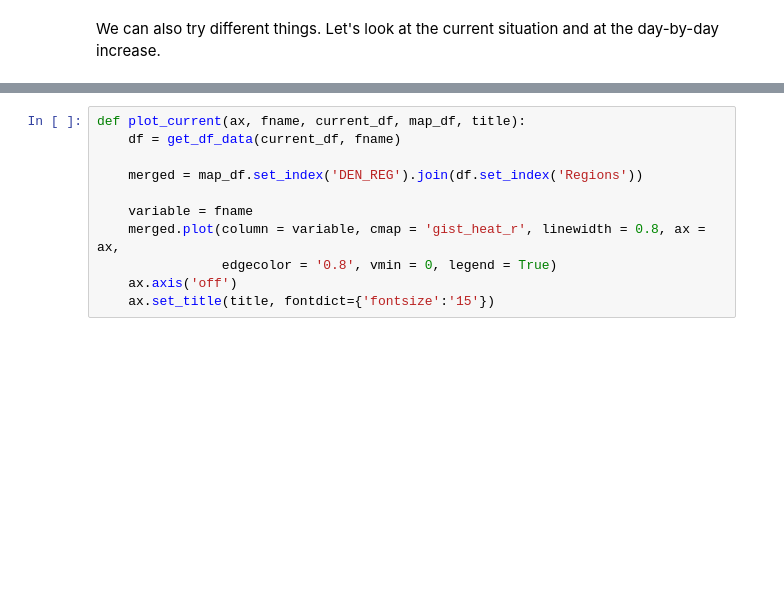
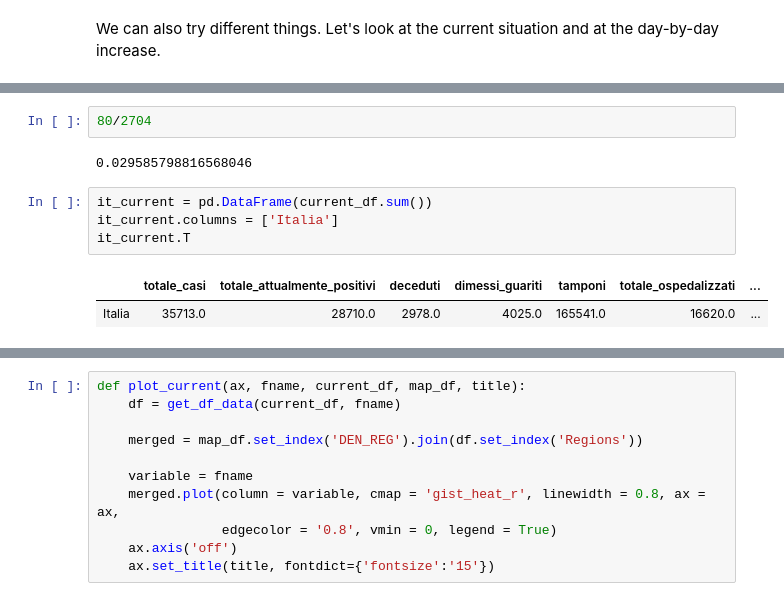
Before and after one commit to giorgionicoletti/COVID-19_preliminary, a Jupyter notebook: analysis.ipynb, the cells around one changed output, grey strips where cells are left out. Drawn from its saved outputs; the diff is of its cells as text; blank space fills up the shorter version.

Commit message:
Update data 18-03

```diff
--- a/analysis.ipynb
+++ b/analysis.ipynb
@@ -262,3 +262,14 @@ current_df.sort_values('totale_casi', ascending = False)
+# %%
+80/2704
+# %% [output]
+0.029585798816568046
+# %%
+it_current = pd.DataFrame(current_df.sum())
+it_current.columns = ['Italia']
+it_current.T
+# %% [output]
+|  | totale_casi | totale_attualmente_positivi | deceduti | dimessi_guariti | tamponi | totale_ospedalizzati | ... |
+| Italia | 35713.0 | 28710.0 | 2978.0 | 4025.0 | 165541.0 | 16620.0 | ... |
 # %%
 def get_increment_df(regions_dataframe):
     df = copy.deepcopy(regions_dataframe)
```
Also changed, not shown: parts of 10 cells of this notebook.
